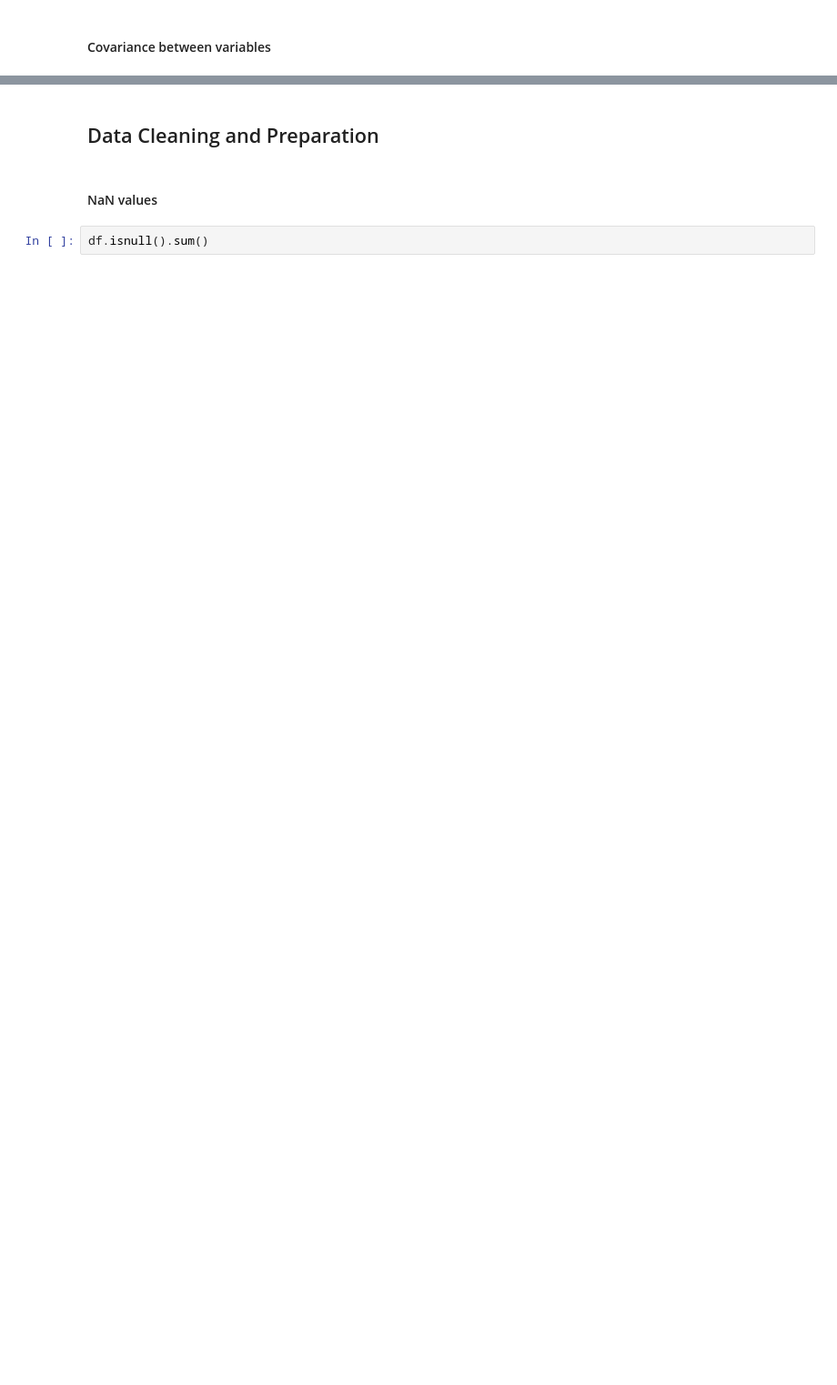
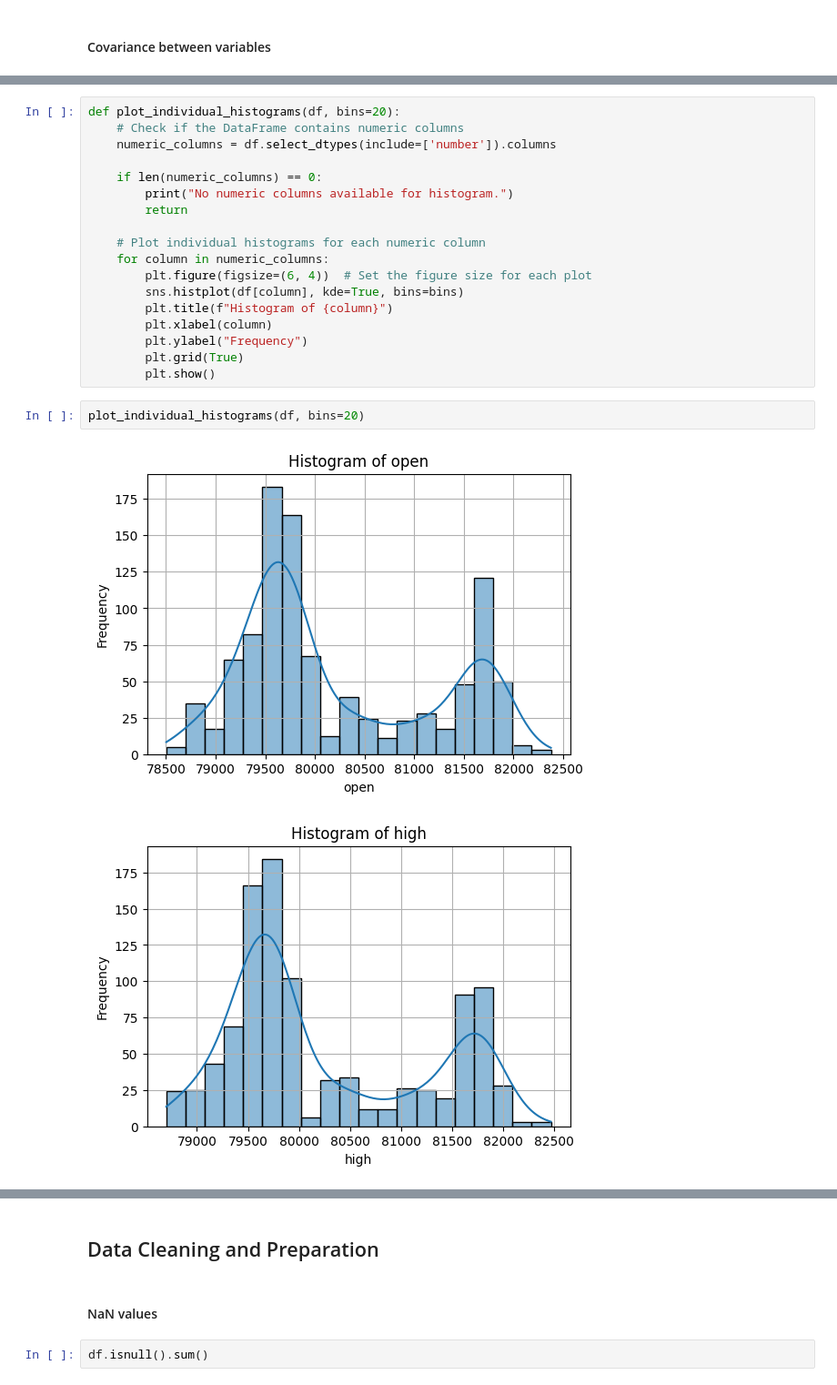
Before and after one commit to slamina-pf/trading-bot-api, a Jupyter notebook: data_analysis/data_analysis.ipynb, the cells around one changed output, grey strips where cells are left out. Shown at 91% size. Cells and saved outputs as stored; diff of their text form; blank space fills up the shorter version.

```diff
--- a/data_analysis/data_analysis.ipynb
+++ b/data_analysis/data_analysis.ipynb
@@ -102,0 +73,23 @@ df.cov()
+# %%
+def plot_individual_histograms(df, bins=20):
+    # Check if the DataFrame contains numeric columns
+    numeric_columns = df.select_dtypes(include=['number']).columns
+
+    if len(numeric_columns) == 0:
+        print("No numeric columns available for histogram.")
+        return
+
+    # Plot individual histograms for each numeric column
+    for column in numeric_columns:
+        plt.figure(figsize=(6, 4))  # Set the figure size for each plot
+        sns.histplot(df[column], kde=True, bins=bins)
+        plt.title(f"Histogram of {column}")
+        plt.xlabel(column)
+        plt.ylabel("Frequency")
+        plt.grid(True)
+        plt.show()
+# %%
+plot_individual_histograms(df, bins=20)
+# %% [output]
+[figure, added]
+[figure, added]
```
Also changed, not shown: parts of 21 cells of this notebook, 7 other files.
